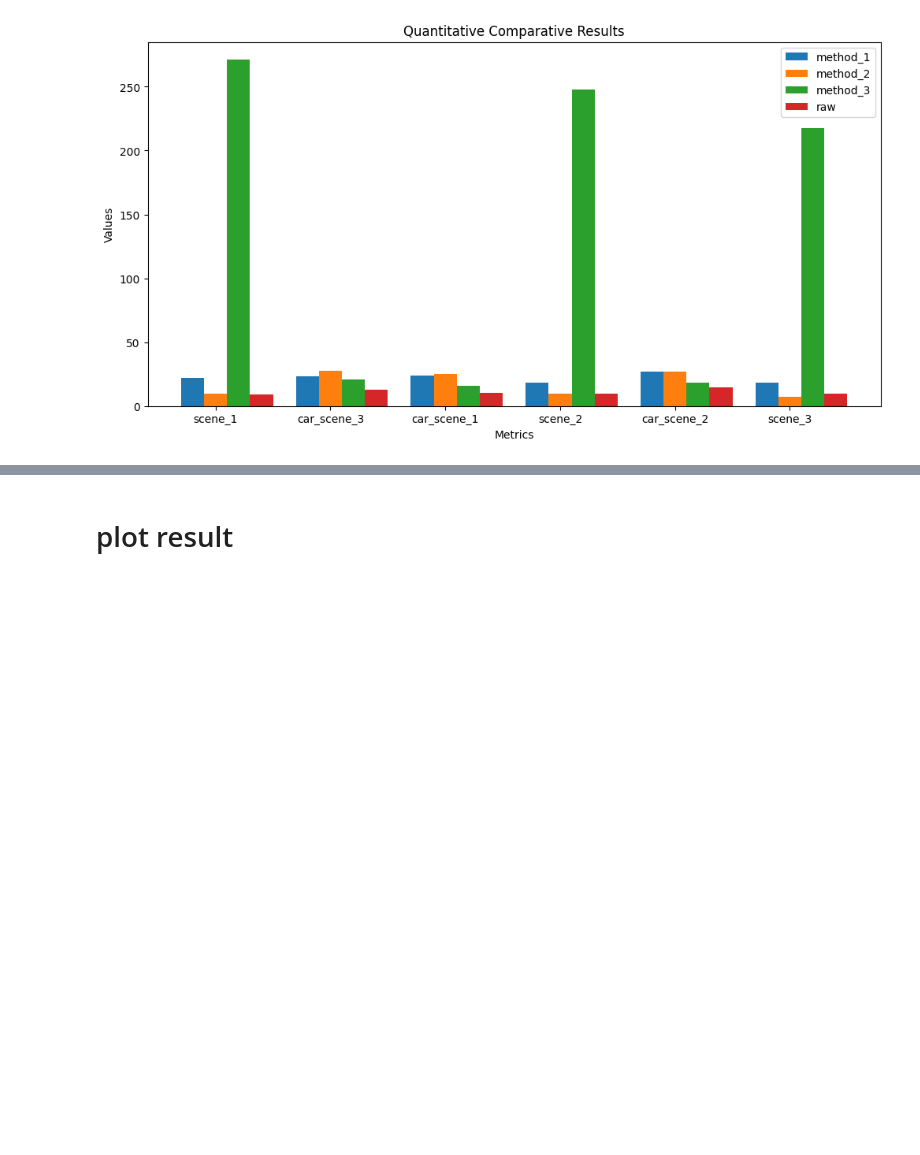
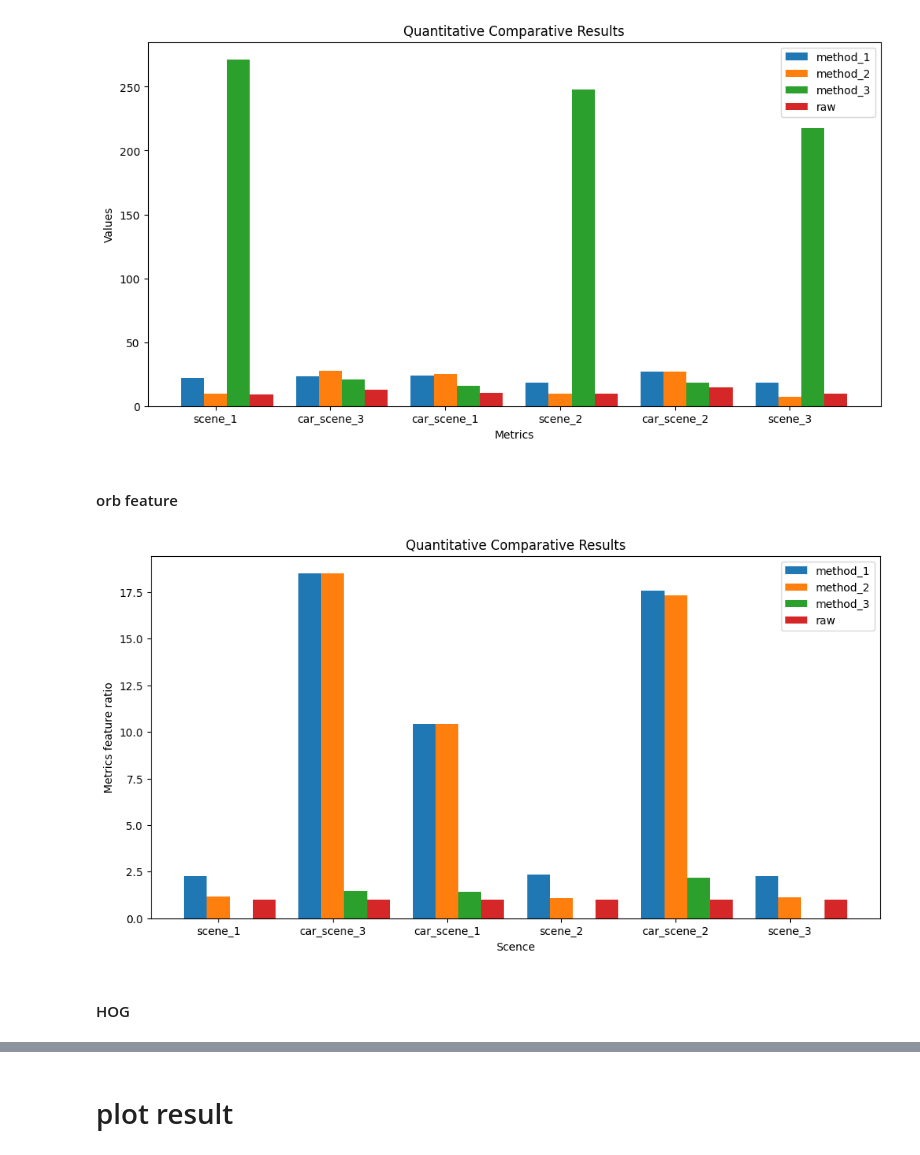
Before and after one commit to ThangVuH/M1_S8_dataChallenge_24, a Jupyter notebook: code/test_and_replications/data_manipulation.ipynb, the cells around one changed output, grey strips where cells are left out. Cells and saved outputs as stored; diff of their text form; code cells hidden in the pictures; blank space fills up the shorter version.

```diff
--- a/code/test_and_replications/data_manipulation.ipynb
+++ b/code/test_and_replications/data_manipulation.ipynb
@@ -483,3 +582,71 @@ ax.legend()
 plt.show()
 # %% [output]
 [figure]
+# %% [markdown]
+#### orb feature
+# %%
+def count_features(image: np.ndarray) -> int:
+    if image is None or image.size == 0:
+        return 0
+    if len(image.shape) != 2:
+        return 0
+
+    # Convert to uint8 if not already
+    if image.dtype != np.uint8:
+        image = cv2.normalize(image, None, 0, 255, cv2.NORM_MINMAX).astype(np.uint8)
+
+    orb = cv2.ORB_create()
+    keypoints = orb.detect(image, None)
+    return len(keypoints)
+
+def feature_ratio(original_image, corrected_image):
+    return count_features(corrected_image)/count_features(original_image)
+# %%
+metric_method1 = compartive_metrics_loop_(data,"method_1", feature_ratio, -15)
+metric_method2 = compartive_metrics_loop_(data,"method_2", feature_ratio, -15)
+metric_method3 = compartive_metrics_loop_(data,"method_3", feature_ratio, -15)
+metric_raw = compartive_metrics_loop_(data,"raw", feature_ratio, -15)
+total_method = [metric_method1,metric_method2,metric_method3,metric_raw]
+#=====
+regrouped ={}
+
+for key2 in level_two_keys:
+    temp_val = []
+    for method in total_method:
+        temp_val.append(method[key2])
+    regrouped.update({key2:temp_val})
+#=====
+
+methods = level_one_keys
+metrics = regrouped
+metrics_df = pd.DataFrame(regrouped, index=methods)
+metrics_df.columns = ['scene_1', 'scene_2', 'scene_3', 'car_scene_1', 'car_scene_2', 'car_scene_3']
+#=====
+n_metrics = len(metrics)
+n_methods = len(methods)
+
+# Define the bar width
+bar_width = 0.2
+fig, ax = plt.subplots(figsize=(12, 6))
+index = np.arange(n_metrics)
+
+# Plot each method's metrics
+for i, method in enumerate(methods):
+    plt.bar(index + i * bar_width, metrics_df.loc[method], bar_width, label=method)
+
+# Add some text for labels, title and axes ticks
+ax.set_xlabel('Scence')
+ax.set_ylabel('Metrics feature ratio')
+ax.set_title('Quantitative Comparative Results')
+ax.set_xticks(index + bar_width)
+ax.set_xticklabels(metrics.keys())
+
+# Add legend
+ax.legend()
+
+# Show plot
+plt.show()
+# %% [output]
+[figure, added]
+# %% [markdown]
+#### HOG
```
Also changed, not shown: parts of 13 cells of this notebook.
